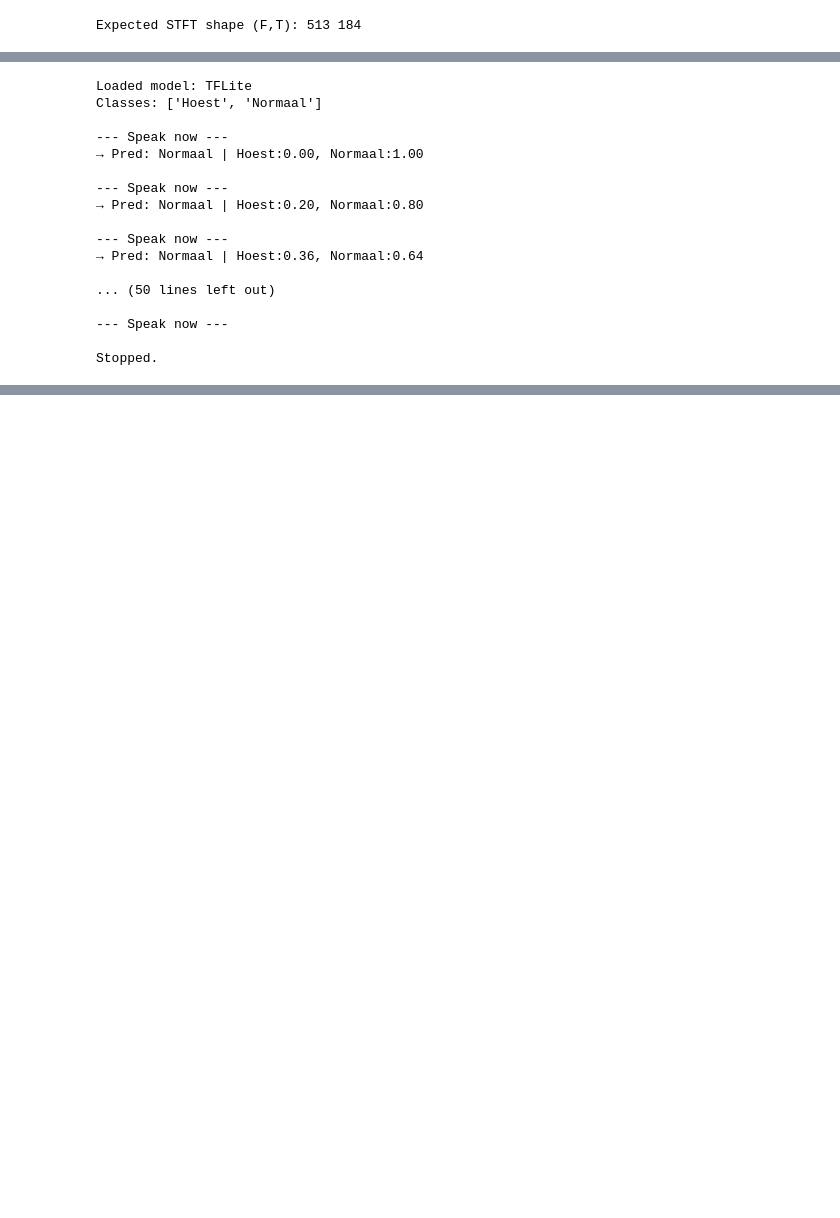
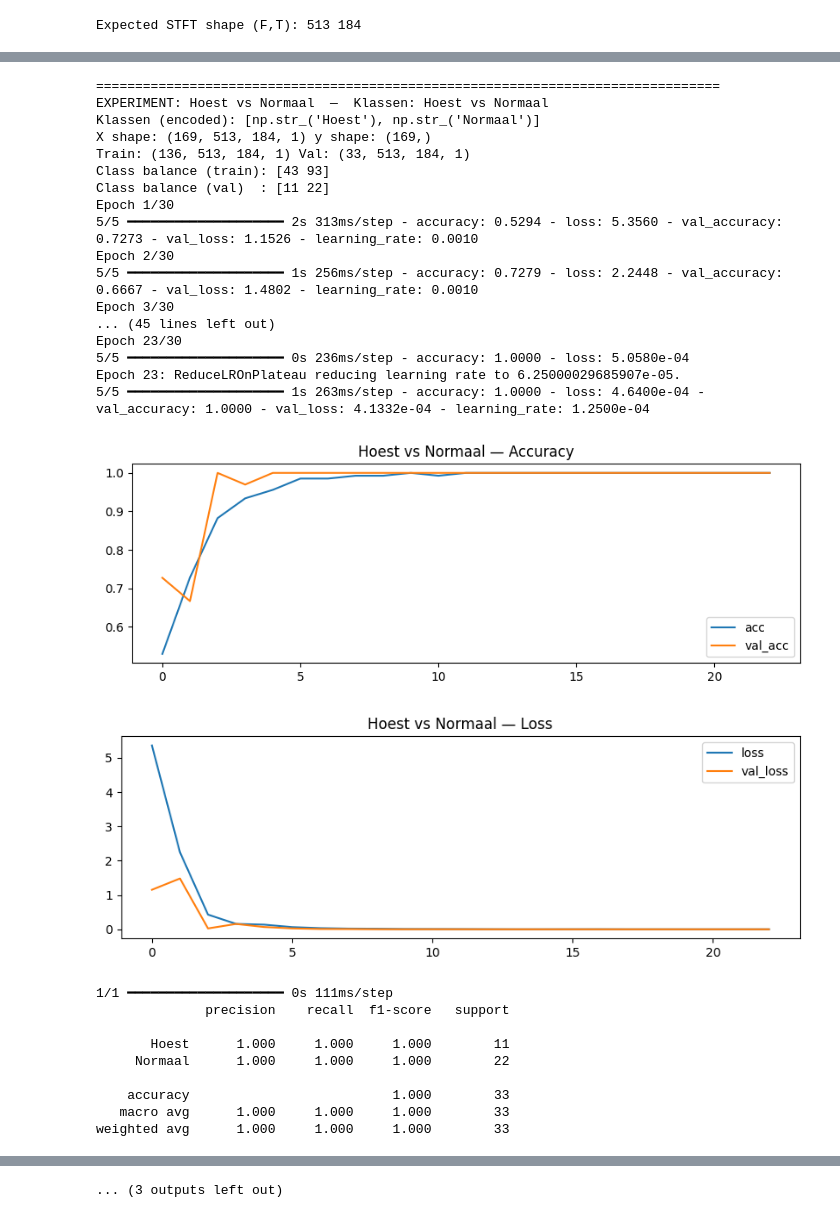
Before and after one commit to EsmeeK1/Lungsound-Annotation-Tool, a Jupyter notebook: experiments/preprocessing_test.ipynb, the cells around one changed output, grey strips where cells are left out. Saved outputs shown, nothing was run; the diff lists cells and outputs as text; code cells hidden in the pictures; blank space fills up the shorter version.

Commit message:
new .csv-export cause new segments were made. Simple EDA-Report --> WIP. Small changes in other notebooks.

```diff
--- a/experiments/preprocessing_test.ipynb
+++ b/experiments/preprocessing_test.ipynb
@@ -250,0 +326,11 @@ preview_segment(df_segments.sample(1, random_state=0).iloc[0])
+# %%
+# 1) Label-normalisatie (zodat varianten als 'cough', 'normal', 'heart' ook werken)
+def _norm_label(x: str) -> str:
+    x = str(x).strip().lower()
+    if x in {"hoest","cough"}:    return "Hoest"
+    if x in {"normaal","normal"}: return "Normaal"
+    if x in {"hart","heart"}:     return "Hart"
+    return x  # laat anders zoals het is (maar waarschuwing)
+
+df_segments = df.copy()
+df_segments["label_primary_norm"] = df_segments["label_primary"].map(_norm_label)
@@ -250,0 +345,7 @@ preview_segment(df_segments.sample(1, random_state=0).iloc[0])
+# %%
+# 2) Definieer de drie binaire experimenten
+experiments = [
+    ("Hoest vs Normaal", ("Hoest", "Normaal")),
+    ("Hoest vs Hart",    ("Hoest", "Hart")),
+    ("Normaal vs Hart",  ("Normaal", "Hart")),
+]
@@ -533,25 +465,33 @@ def live_demo(model_path: str, class_names: List[str], duration: float = FRAME_L
-# %%
-# Voorbeeld aanroep (zet device index als nodig):
-MODEL_PATH = "export_model/cnn_stft.tflite"
-
-with open("export_model/meta.json","r") as f:
-    CLASS_NAMES = json.load(f)["class_names"]
-live_demo(MODEL_PATH, CLASS_NAMES)  # Ctrl+C om te stoppen
-# %% [output]
-Loaded model: TFLite
-Classes: ['Hoest', 'Normaal']
-
---- Speak now ---
-→ Pred: Normaal | Hoest:0.00, Normaal:1.00
-
---- Speak now ---
-→ Pred: Normaal | Hoest:0.20, Normaal:0.80
-
---- Speak now ---
-→ Pred: Normaal | Hoest:0.36, Normaal:0.64
-
-... (50 lines left out)
-
---- Speak now ---
-
-Stopped.
+# %%
+# 5) Draai alle drie de experimenten
+for exp_title, pair in experiments:
+    run_experiment(exp_title, pair)
+# %% [output]
+================================================================================
+EXPERIMENT: Hoest vs Normaal  —  Klassen: Hoest vs Normaal
+Klassen (encoded): [np.str_('Hoest'), np.str_('Normaal')]
+X shape: (169, 513, 184, 1) y shape: (169,)
+Train: (136, 513, 184, 1) Val: (33, 513, 184, 1)
+Class balance (train): [43 93]
+Class balance (val)  : [11 22]
+Epoch 1/30
+5/5 ━━━━━━━━━━━━━━━━━━━━ 2s 313ms/step - accuracy: 0.5294 - loss: 5.3560 - val_accuracy: 0.7273 - val_loss: 1.1526 - learning_rate: 0.0010
+Epoch 2/30
+5/5 ━━━━━━━━━━━━━━━━━━━━ 1s 256ms/step - accuracy: 0.7279 - loss: 2.2448 - val_accuracy: 0.6667 - val_loss: 1.4802 - learning_rate: 0.0010
+Epoch 3/30
+... (45 lines left out)
+Epoch 23/30
+5/5 ━━━━━━━━━━━━━━━━━━━━ 0s 236ms/step - accuracy: 1.0000 - loss: 5.0580e-04
+Epoch 23: ReduceLROnPlateau reducing learning rate to 6.25000029685907e-05.
+5/5 ━━━━━━━━━━━━━━━━━━━━ 1s 263ms/step - accuracy: 1.0000 - loss: 4.6400e-04 - val_accuracy: 1.0000 - val_loss: 4.1332e-04 - learning_rate: 1.2500e-04
+[figure, added]
+[figure, added]
+1/1 ━━━━━━━━━━━━━━━━━━━━ 0s 111ms/step
+              precision    recall  f1-score   support
+
+       Hoest      1.000     1.000     1.000        11
+     Normaal      1.000     1.000     1.000        22
+
+    accuracy                          1.000        33
+   macro avg      1.000     1.000     1.000        33
+weighted avg      1.000     1.000     1.000        33
@@ -557,0 +546 @@ Stopped.
+... (3 outputs left out)
```
Also changed, not shown: parts of 19 cells of this notebook, 4 other files.
